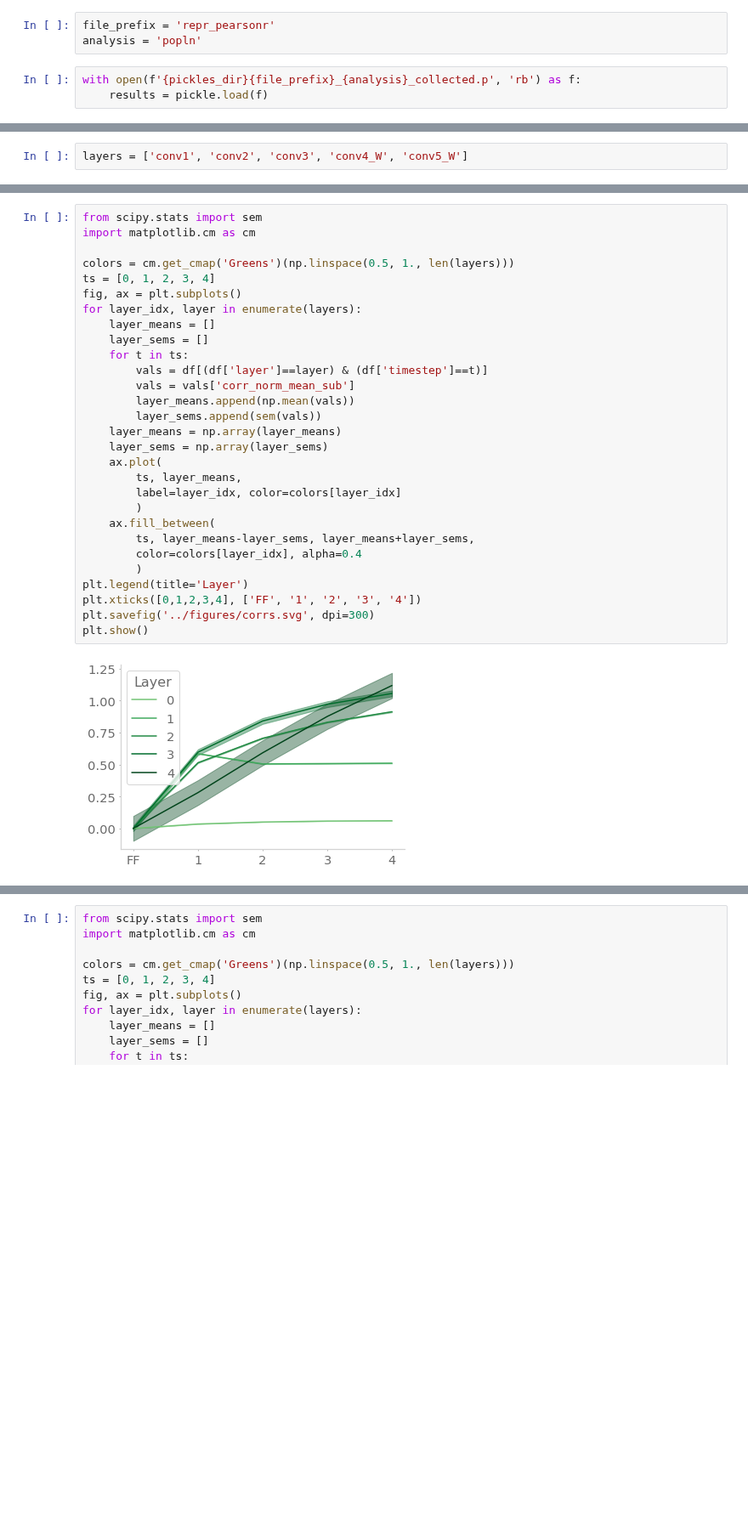
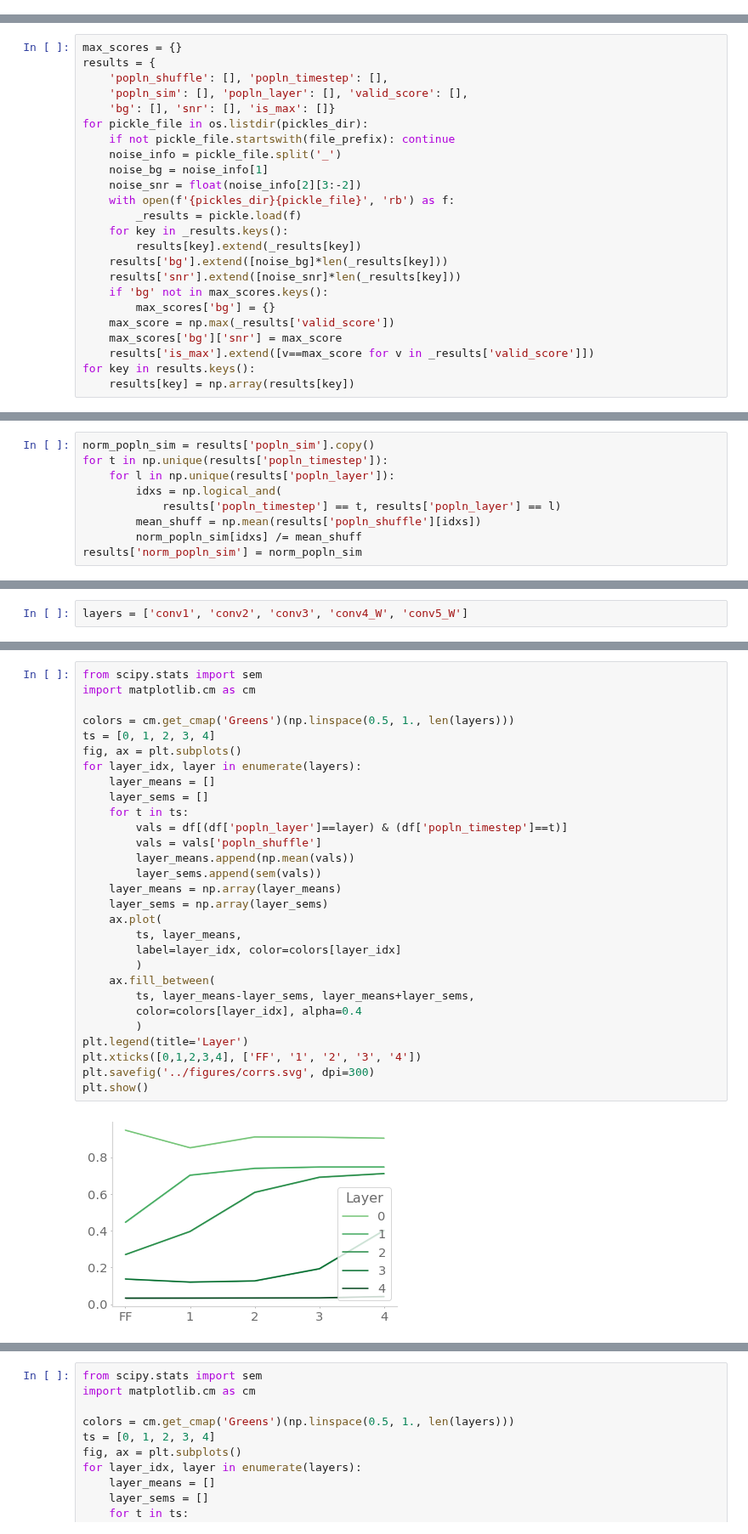
Before and after one commit to chingf/hallucnn, a Jupyter notebook: notebooks/12-eval-popln-denoising.ipynb, the cells around one changed output, grey strips where cells are left out. Shown at 85% size. Drawn from its saved outputs; the diff is of its cells as text; blank space fills up the shorter version.

```diff
--- a/notebooks/14-eval-popln-denoising.ipynb
+++ b/notebooks/12-eval-popln-denoising.ipynb
@@ -37,6 +34,0 @@ Device: cuda:0
-# %%
-file_prefix = 'repr_pearsonr'
-analysis = 'popln'
-# %%
-with open(f'{pickles_dir}{file_prefix}_{analysis}_collected.p', 'rb') as f:
-    results = pickle.load(f)
@@ -50,0 +37,24 @@ Index(['corr', 'corr_norm', 'corr_mean_sub', 'corr_norm_mean_sub', 'timestep',
+# %%
+max_scores = {}
+results = {
+    'popln_shuffle': [], 'popln_timestep': [],
+    'popln_sim': [], 'popln_layer': [], 'valid_score': [],
+    'bg': [], 'snr': [], 'is_max': []}
+for pickle_file in os.listdir(pickles_dir):
+    if not pickle_file.startswith(file_prefix): continue
+    noise_info = pickle_file.split('_')
+    noise_bg = noise_info[1]
+    noise_snr = float(noise_info[2][3:-2])
+    with open(f'{pickles_dir}{pickle_file}', 'rb') as f:
+        _results = pickle.load(f)
+    for key in _results.keys():
+        results[key].extend(_results[key])
+    results['bg'].extend([noise_bg]*len(_results[key]))
+    results['snr'].extend([noise_snr]*len(_results[key]))
+    if 'bg' not in max_scores.keys():
+        max_scores['bg'] = {}
+    max_score = np.max(_results['valid_score'])
+    max_scores['bg']['snr'] = max_score
+    results['is_max'].extend([v==max_score for v in _results['valid_score']])
+for key in results.keys():
+    results[key] = np.array(results[key])
@@ -50,0 +63,9 @@ Index(['corr', 'corr_norm', 'corr_mean_sub', 'corr_norm_mean_sub', 'timestep',
+# %%
+norm_popln_sim = results['popln_sim'].copy()
+for t in np.unique(results['popln_timestep']):
+    for l in np.unique(results['popln_layer']):
+        idxs = np.logical_and(
+            results['popln_timestep'] == t, results['popln_layer'] == l)
+        mean_shuff = np.mean(results['popln_shuffle'][idxs])
+        norm_popln_sim[idxs] /= mean_shuff
+results['norm_popln_sim'] = norm_popln_sim
@@ -57,31 +78,31 @@ from scipy.stats import sem
 # %%
 from scipy.stats import sem
 import matplotlib.cm as cm
 
 colors = cm.get_cmap('Greens')(np.linspace(0.5, 1., len(layers)))
 ts = [0, 1, 2, 3, 4]
 fig, ax = plt.subplots()
 for layer_idx, layer in enumerate(layers):
     layer_means = []
     layer_sems = []
     for t in ts:
-        vals = df[(df['layer']==layer) & (df['timestep']==t)]
-        vals = vals['corr_norm_mean_sub']
+        vals = df[(df['popln_layer']==layer) & (df['popln_timestep']==t)]
+        vals = vals['popln_shuffle']
         layer_means.append(np.mean(vals))
         layer_sems.append(sem(vals))
     layer_means = np.array(layer_means)
     layer_sems = np.array(layer_sems)
     ax.plot(
         ts, layer_means,
         label=layer_idx, color=colors[layer_idx]
         )
     ax.fill_between(
         ts, layer_means-layer_sems, layer_means+layer_sems,
         color=colors[layer_idx], alpha=0.4
         )
 plt.legend(title='Layer')
 plt.xticks([0,1,2,3,4], ['FF', '1', '2', '3', '4'])
 plt.savefig('../figures/corrs.svg', dpi=300)
 plt.show()
 # %% [output]
-[figure, old version]
+[figure, new version]
```
Also changed, not shown: parts of 11 cells of this notebook, 5 other files.
